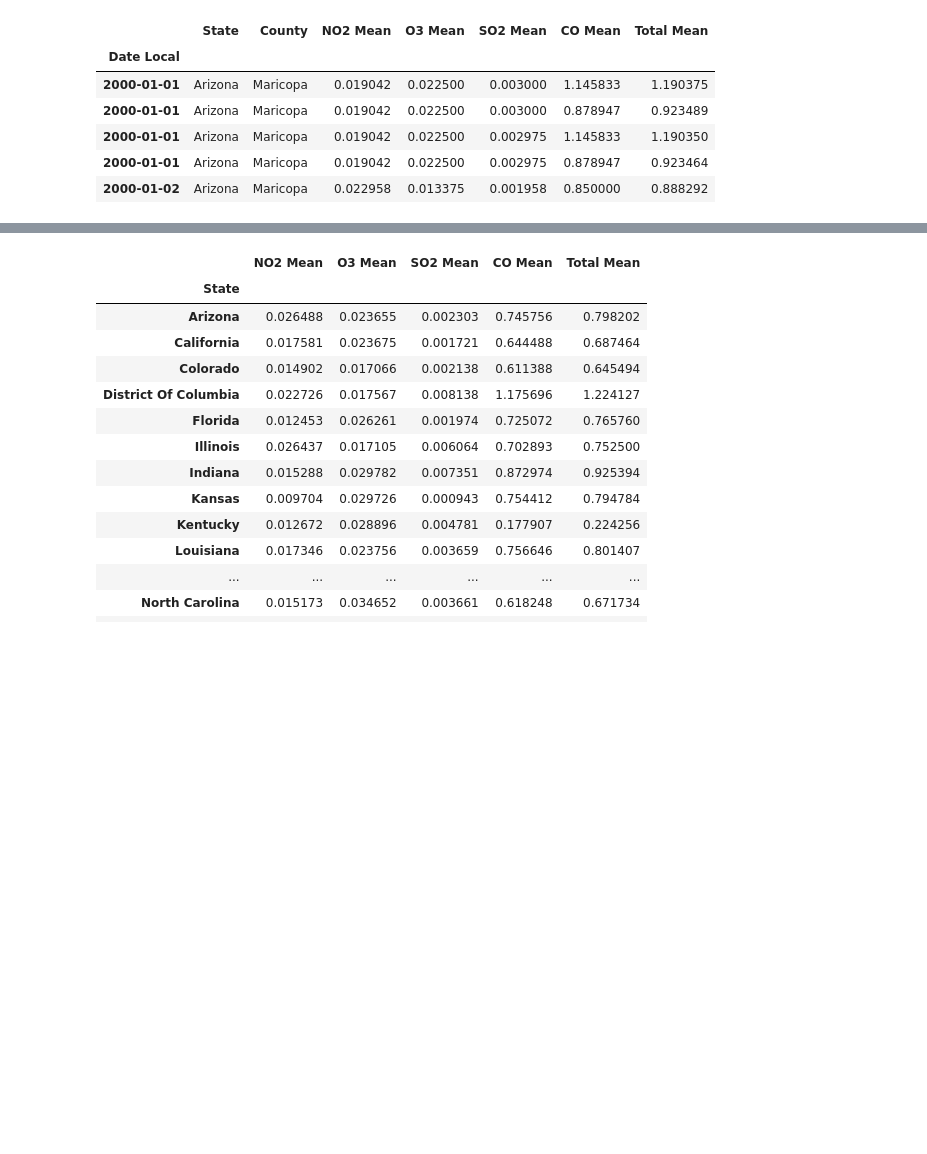
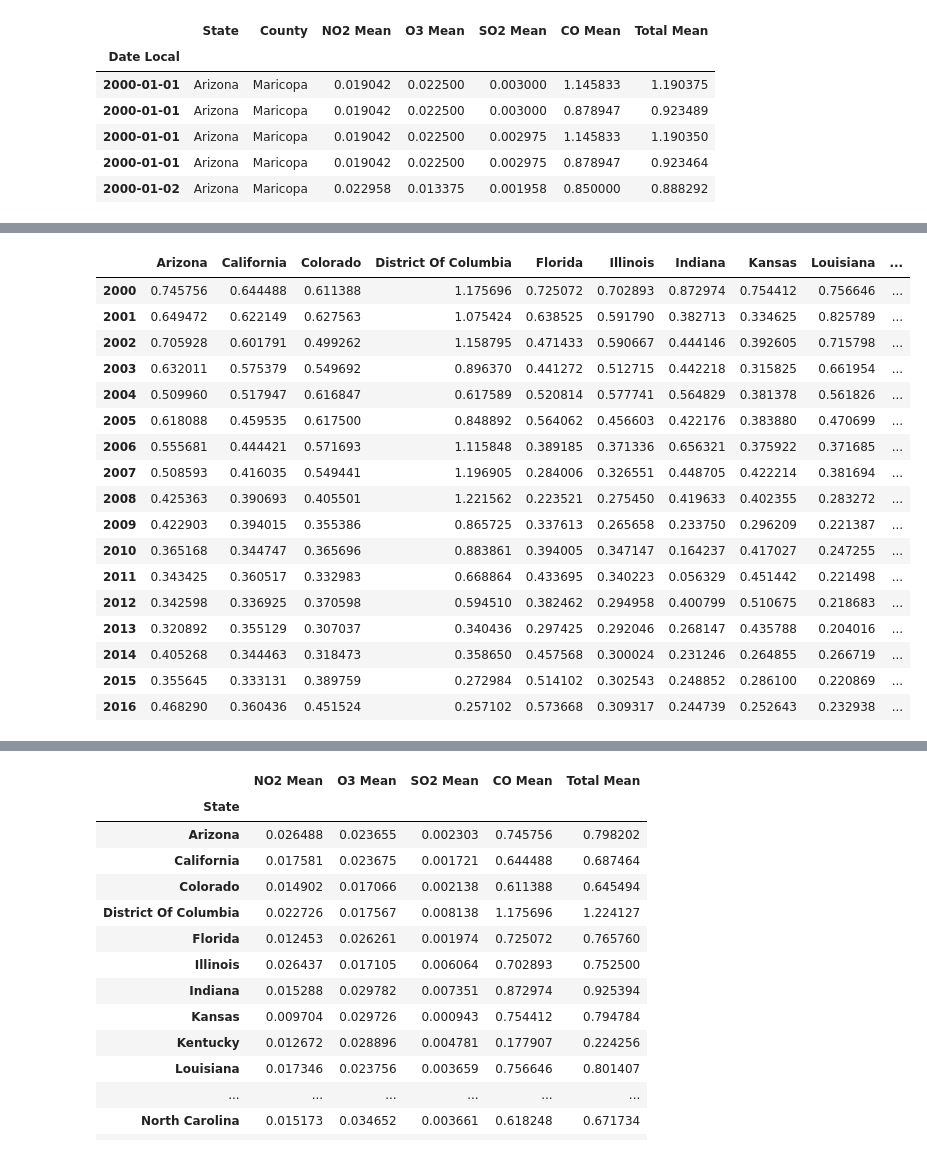
Before and after one commit to SehajS/pollution_data_analytics, a Jupyter notebook: notebook.ipynb, the cells around one changed output, grey strips where cells are left out. Saved outputs shown, nothing was run; the diff lists cells and outputs as text; code cells hidden in the pictures; blank space fills up the shorter version.

```diff
--- a/notebook.ipynb
+++ b/notebook.ipynb
@@ -211,0 +232,22 @@ result
+# %%
+co_df = get_df(df_list, 'CO Mean')
+co_df
+# %% [output]
+|  | Arizona | California | Colorado | District Of Columbia | Florida | Illinois | Indiana | Kansas | Louisiana | ... |
+| 2000 | 0.745756 | 0.644488 | 0.611388 | 1.175696 | 0.725072 | 0.702893 | 0.872974 | 0.754412 | 0.756646 | ... |
+| 2001 | 0.649472 | 0.622149 | 0.627563 | 1.075424 | 0.638525 | 0.591790 | 0.382713 | 0.334625 | 0.825789 | ... |
+| 2002 | 0.705928 | 0.601791 | 0.499262 | 1.158795 | 0.471433 | 0.590667 | 0.444146 | 0.392605 | 0.715798 | ... |
+| 2003 | 0.632011 | 0.575379 | 0.549692 | 0.896370 | 0.441272 | 0.512715 | 0.442218 | 0.315825 | 0.661954 | ... |
+| 2004 | 0.509960 | 0.517947 | 0.616847 | 0.617589 | 0.520814 | 0.577741 | 0.564829 | 0.381378 | 0.561826 | ... |
+| 2005 | 0.618088 | 0.459535 | 0.617500 | 0.848892 | 0.564062 | 0.456603 | 0.422176 | 0.383880 | 0.470699 | ... |
+| 2006 | 0.555681 | 0.444421 | 0.571693 | 1.115848 | 0.389185 | 0.371336 | 0.656321 | 0.375922 | 0.371685 | ... |
+| 2007 | 0.508593 | 0.416035 | 0.549441 | 1.196905 | 0.284006 | 0.326551 | 0.448705 | 0.422214 | 0.381694 | ... |
+| 2008 | 0.425363 | 0.390693 | 0.405501 | 1.221562 | 0.223521 | 0.275450 | 0.419633 | 0.402355 | 0.283272 | ... |
+| 2009 | 0.422903 | 0.394015 | 0.355386 | 0.865725 | 0.337613 | 0.265658 | 0.233750 | 0.296209 | 0.221387 | ... |
+| 2010 | 0.365168 | 0.344747 | 0.365696 | 0.883861 | 0.394005 | 0.347147 | 0.164237 | 0.417027 | 0.247255 | ... |
+| 2011 | 0.343425 | 0.360517 | 0.332983 | 0.668864 | 0.433695 | 0.340223 | 0.056329 | 0.451442 | 0.221498 | ... |
+| 2012 | 0.342598 | 0.336925 | 0.370598 | 0.594510 | 0.382462 | 0.294958 | 0.400799 | 0.510675 | 0.218683 | ... |
+| 2013 | 0.320892 | 0.355129 | 0.307037 | 0.340436 | 0.297425 | 0.292046 | 0.268147 | 0.435788 | 0.204016 | ... |
+| 2014 | 0.405268 | 0.344463 | 0.318473 | 0.358650 | 0.457568 | 0.300024 | 0.231246 | 0.264855 | 0.266719 | ... |
+| 2015 | 0.355645 | 0.333131 | 0.389759 | 0.272984 | 0.514102 | 0.302543 | 0.248852 | 0.286100 | 0.220869 | ... |
+| 2016 | 0.468290 | 0.360436 | 0.451524 | 0.257102 | 0.573668 | 0.309317 | 0.244739 | 0.252643 | 0.232938 | ... |
```
Also changed, not shown: parts of 9 cells of this notebook.
